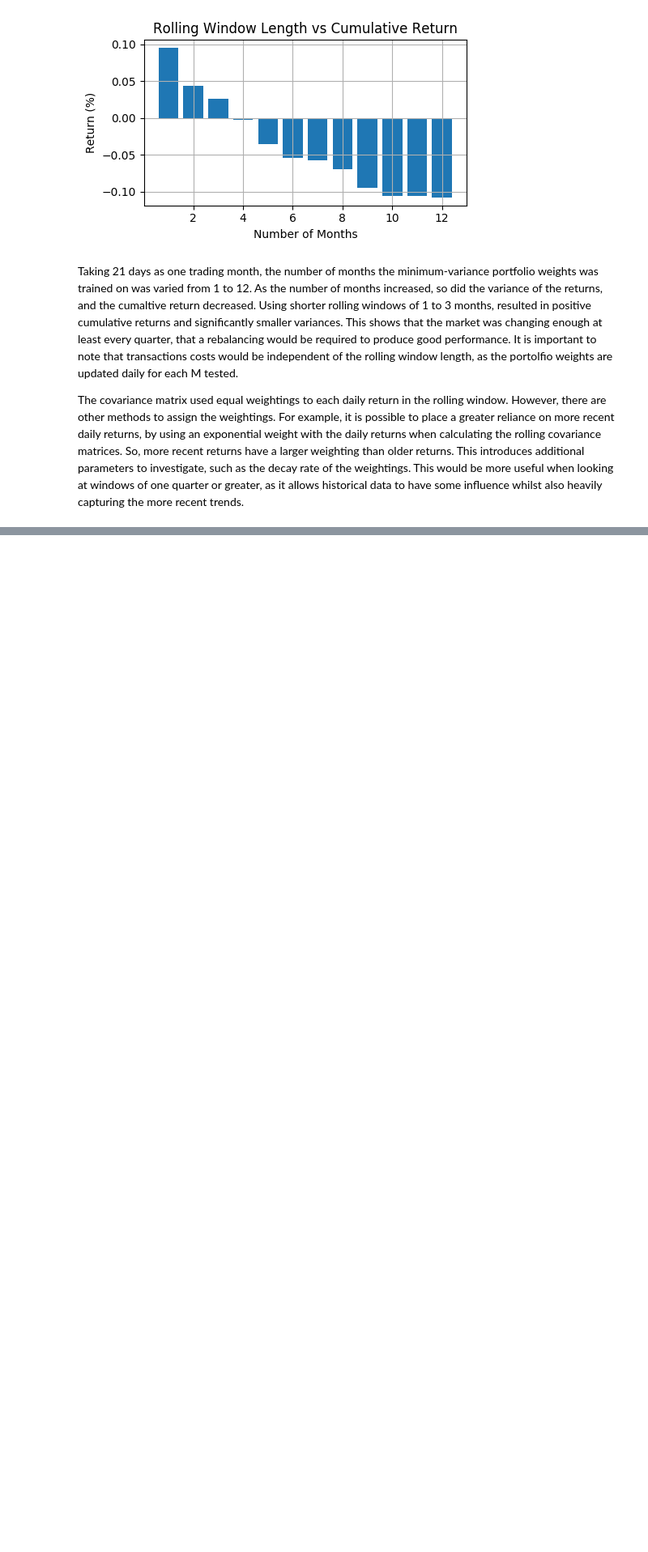
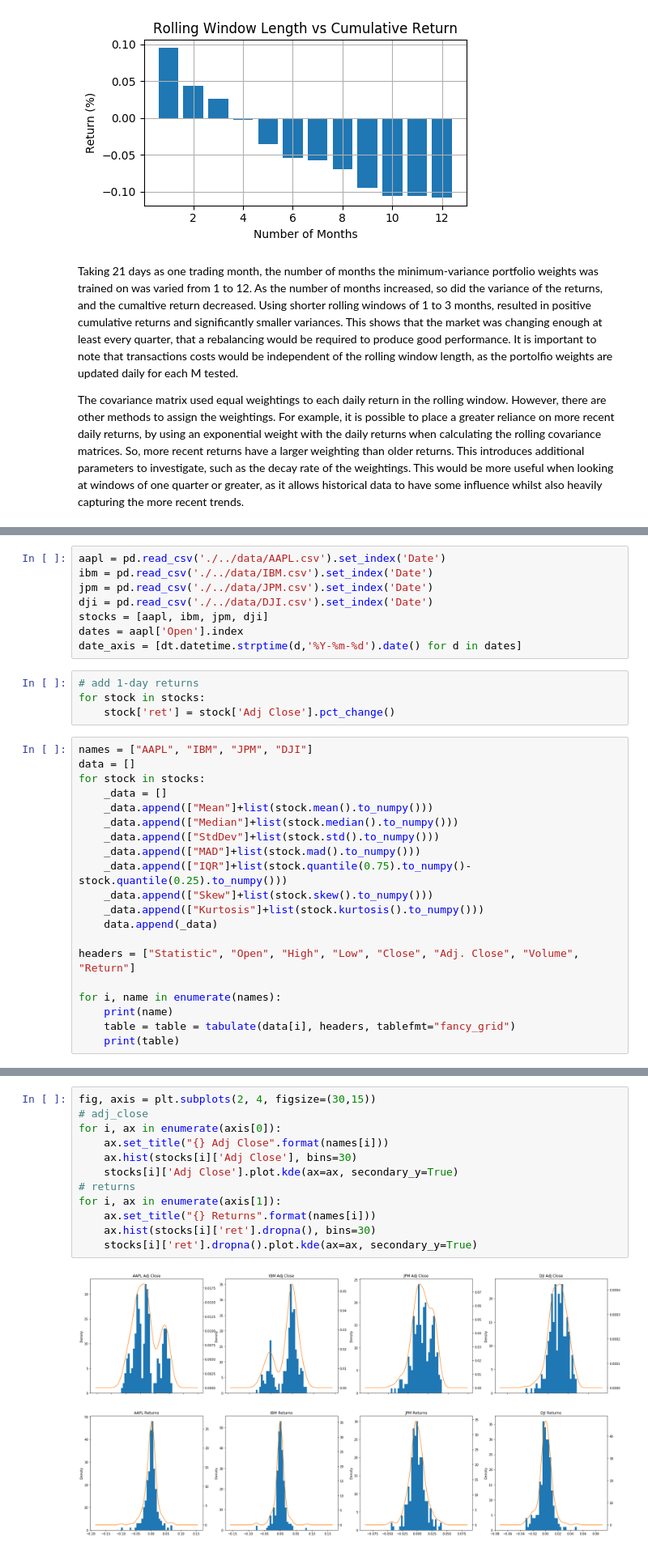
Before and after one commit to mahudu97/FSP, a Jupyter notebook: src/CW.ipynb, the cells around one changed output, grey strips where cells are left out. Shown at 81% size. Saved outputs shown, nothing was run; the diff lists cells and outputs as text; blank space fills up the shorter version.

```diff
--- a/src/CW.ipynb
+++ b/src/CW.ipynb
@@ -1395,0 +1404,32 @@ The covariance matrix used equal weightings to each daily return in the rolling
+# %%
+aapl = pd.read_csv('./../data/AAPL.csv').set_index('Date')
+ibm = pd.read_csv('./../data/IBM.csv').set_index('Date')
+jpm = pd.read_csv('./../data/JPM.csv').set_index('Date')
+dji = pd.read_csv('./../data/DJI.csv').set_index('Date')
+stocks = [aapl, ibm, jpm, dji]
+dates = aapl['Open'].index
+date_axis = [dt.datetime.strptime(d,'%Y-%m-%d').date() for d in dates]
+# %%
+# add 1-day returns
+for stock in stocks:
+    stock['ret'] = stock['Adj Close'].pct_change()
+# %%
+names = ["AAPL", "IBM", "JPM", "DJI"]
+data = []
+for stock in stocks:
+    _data = []
+    _data.append(["Mean"]+list(stock.mean().to_numpy()))
+    _data.append(["Median"]+list(stock.median().to_numpy()))
+    _data.append(["StdDev"]+list(stock.std().to_numpy()))
+    _data.append(["MAD"]+list(stock.mad().to_numpy()))
+    _data.append(["IQR"]+list(stock.quantile(0.75).to_numpy()-stock.quantile(0.25).to_numpy()))
+    _data.append(["Skew"]+list(stock.skew().to_numpy()))
+    _data.append(["Kurtosis"]+list(stock.kurtosis().to_numpy()))
+    data.append(_data)
+
+headers = ["Statistic", "Open", "High", "Low", "Close", "Adj. Close", "Volume", "Return"]
+
+for i, name in enumerate(names):
+    print(name)
+    table = table = tabulate(data[i], headers, tablefmt="fancy_grid")
+    print(table)
@@ -1395,0 +1456,14 @@ The covariance matrix used equal weightings to each daily return in the rolling
+# %%
+fig, axis = plt.subplots(2, 4, figsize=(30,15))
+# adj_close
+for i, ax in enumerate(axis[0]):
+    ax.set_title("{} Adj Close".format(names[i]))
+    ax.hist(stocks[i]['Adj Close'], bins=30)
+    stocks[i]['Adj Close'].plot.kde(ax=ax, secondary_y=True)
+# returns
+for i, ax in enumerate(axis[1]):
+    ax.set_title("{} Returns".format(names[i]))
+    ax.hist(stocks[i]['ret'].dropna(), bins=30)
+    stocks[i]['ret'].dropna().plot.kde(ax=ax, secondary_y=True)
+# %% [output]
+[figure, added]
```
Also changed, not shown: parts of 30 cells of this notebook, 4 other files.
